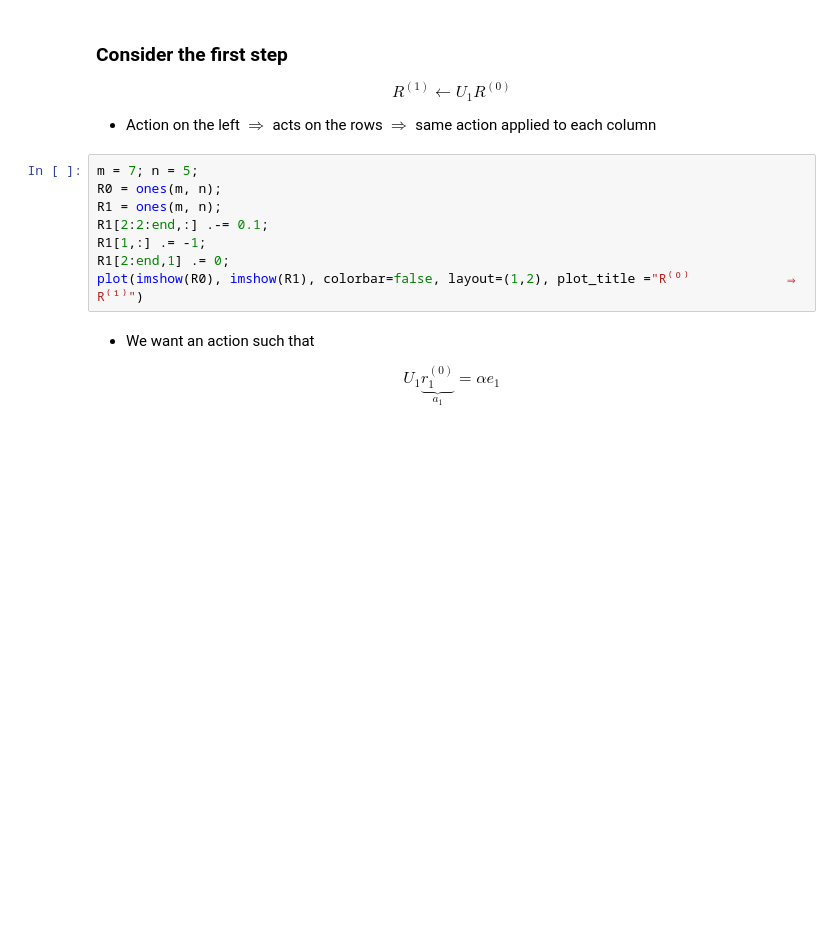
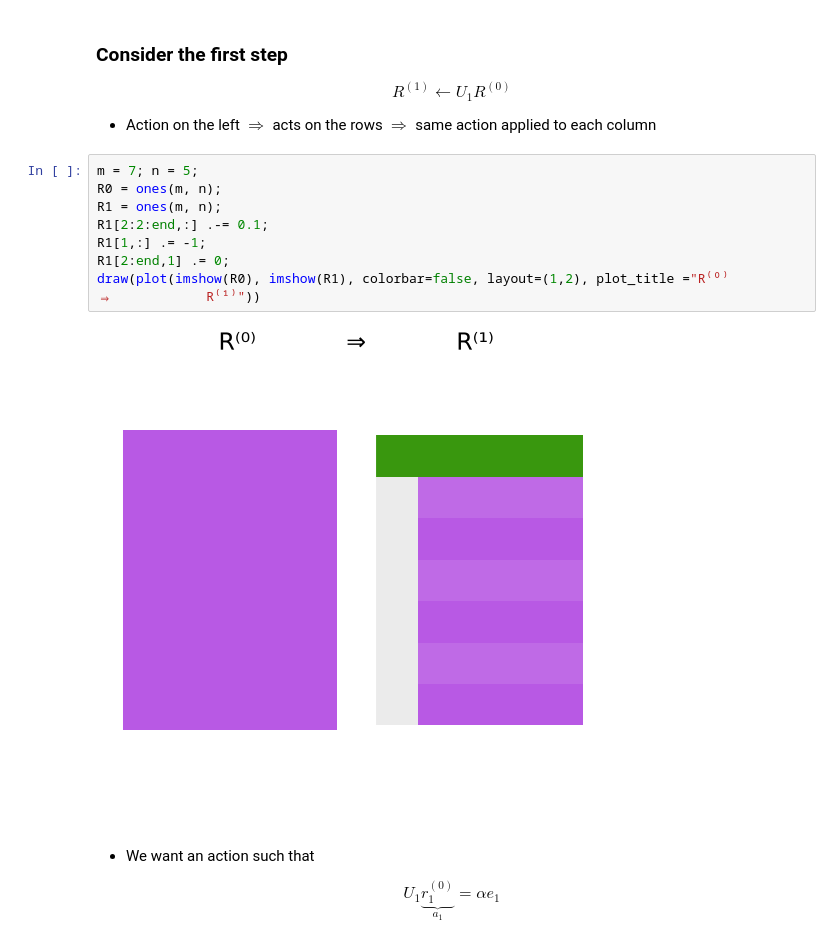
Before and after one commit to tisaac/gtcse6643sp22mybinder, a Jupyter notebook: lec07static.ipynb, the cells around one changed output. Drawn from its saved outputs; the diff is of its cells as text; blank space fills up the shorter version.

Commit message:
Add missing static lecture 7 draw()s

```diff
--- a/lec07static.ipynb
+++ b/lec07static.ipynb
@@ -303,11 +303,13 @@ $$R^{(1)} \gets U_1 R^{(0)}$$
 # %%
 m = 7; n = 5;
 R0 = ones(m, n);
 R1 = ones(m, n);
 R1[2:2:end,:] .-= 0.1;
 R1[1,:] .= -1;
 R1[2:end,1] .= 0;
-plot(imshow(R0), imshow(R1), colorbar=false, layout=(1,2), plot_title ="R⁽⁰⁾            ⇒            R⁽¹⁾")
+draw(plot(imshow(R0), imshow(R1), colorbar=false, layout=(1,2), plot_title ="R⁽⁰⁾            ⇒            R⁽¹⁾"))
+# %% [output]
+[figure, added]
 # %% [markdown]
 - We want an action such that
 
```
Also changed, not shown: parts of 2 cells of this notebook.
